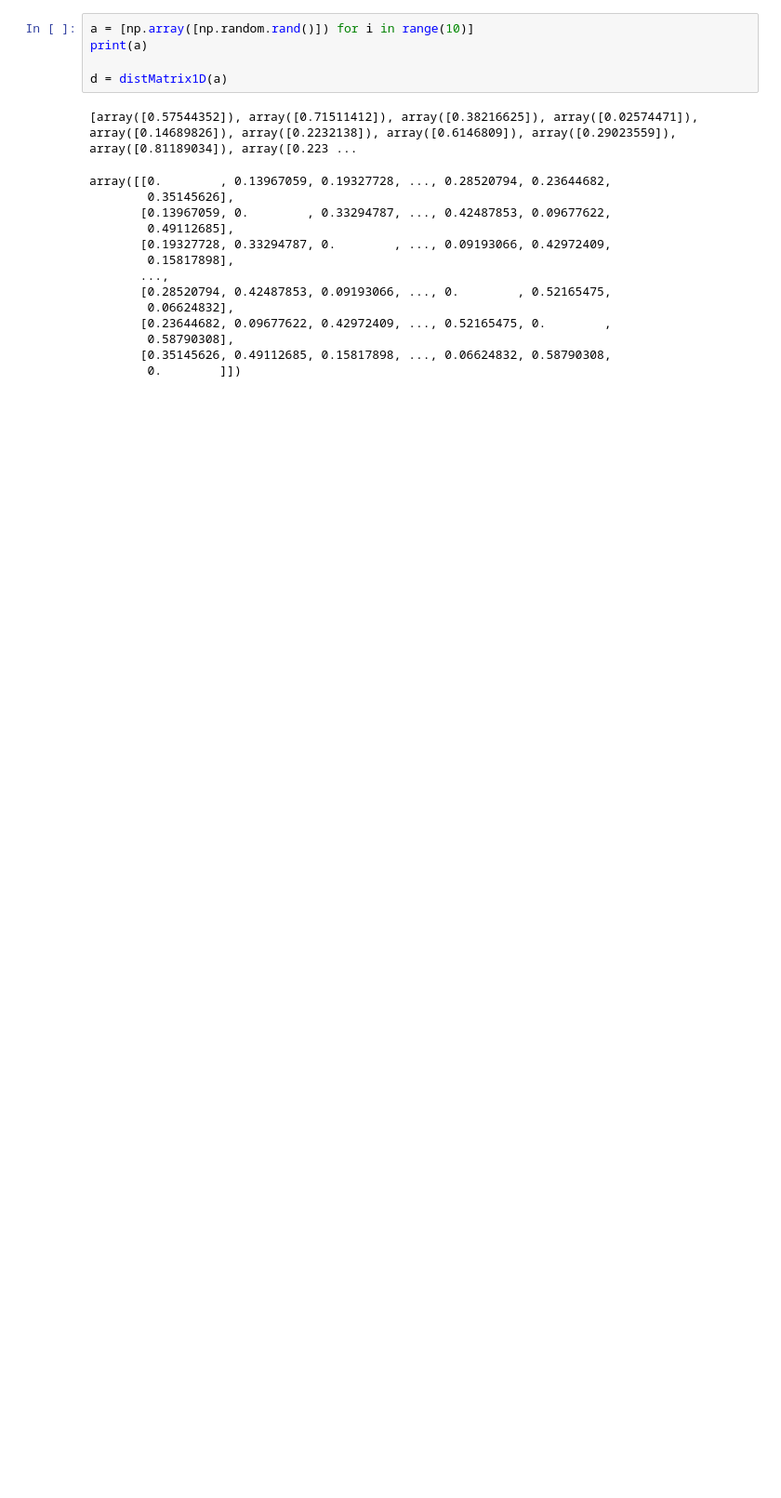
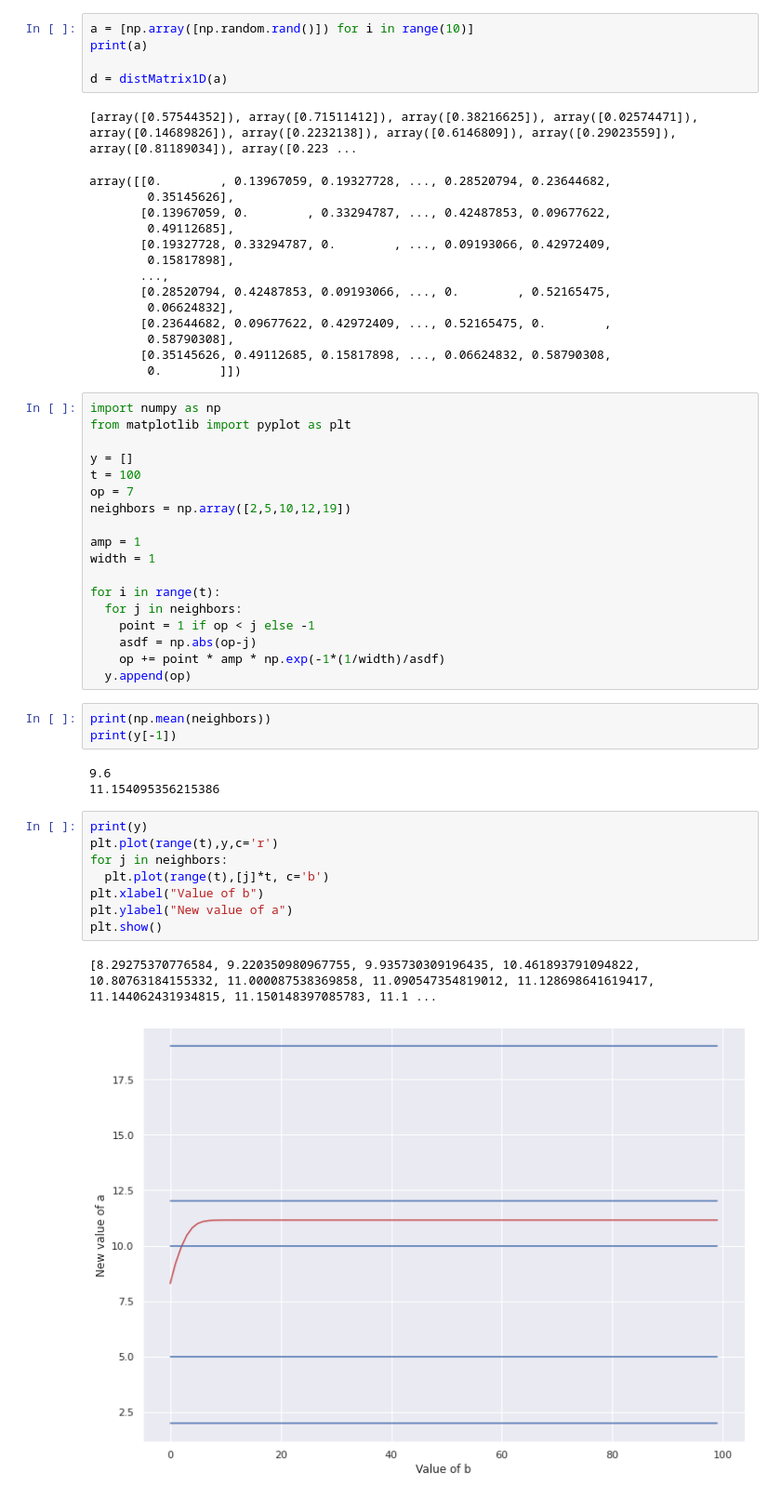
Before and after one commit to vincentmwong/groupshift-model, a Jupyter notebook: Groupshift_Model.ipynb, the cells around one changed output. Shown: that part at 93% size. Saved outputs shown, nothing was run; the diff lists cells and outputs as text; blank space fills up the shorter version.

```diff
--- a/Groupshift_Model.ipynb
+++ b/Groupshift_Model.ipynb
@@ -926,3 +958,38 @@ array([[0.        , 0.13967059, 0.19327728, ..., 0.28520794, 0.23644682,
         0.58790308],
        [0.35145626, 0.49112685, 0.15817898, ..., 0.06624832, 0.58790308,
         0.        ]])
+# %%
+import numpy as np
+from matplotlib import pyplot as plt
+
+y = []
+t = 100
+op = 7
+neighbors = np.array([2,5,10,12,19])
+
+amp = 1
+width = 1
+
+for i in range(t):
+  for j in neighbors:
+    point = 1 if op < j else -1
+    asdf = np.abs(op-j)
+    op += point * amp * np.exp(-1*(1/width)/asdf)
+  y.append(op)
+# %%
+print(np.mean(neighbors))
+print(y[-1])
+# %% [output]
+9.6
+11.154095356215386
+# %%
+print(y)
+plt.plot(range(t),y,c='r')
+for j in neighbors:
+  plt.plot(range(t),[j]*t, c='b')
+plt.xlabel("Value of b")
+plt.ylabel("New value of a")
+plt.show()
+# %% [output]
+[8.29275370776584, 9.220350980967755, 9.935730309196435, 10.461893791094822, 10.80763184155332, 11.000087538369858, 11.090547354819012, 11.128698641619417, 11.144062431934815, 11.150148397085783, 11.1 ...
+[figure, added]
```
Also changed, not shown: parts of 8 cells of this notebook.
